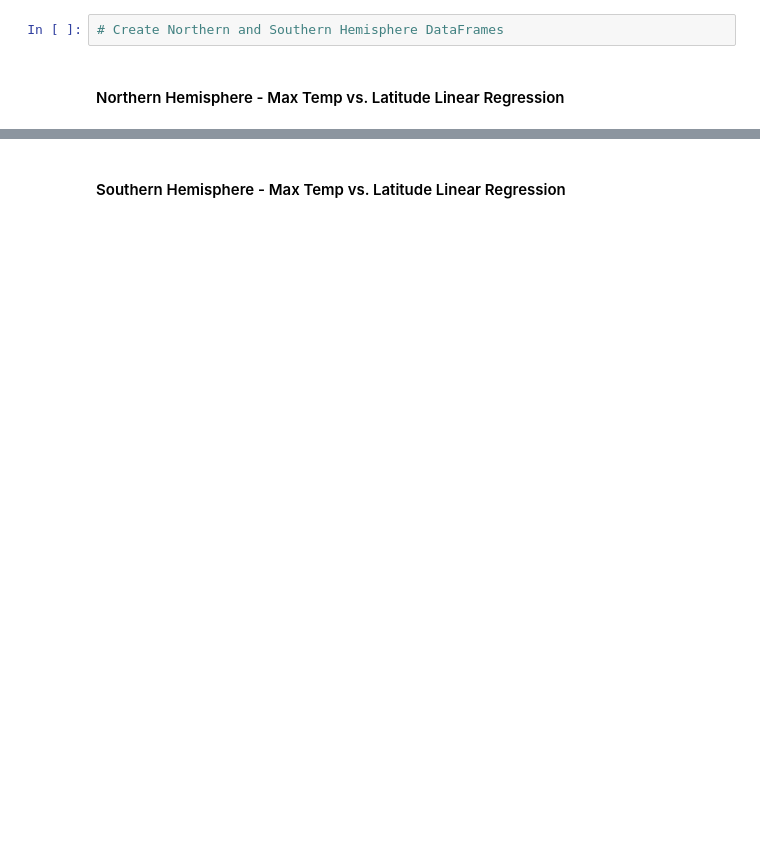
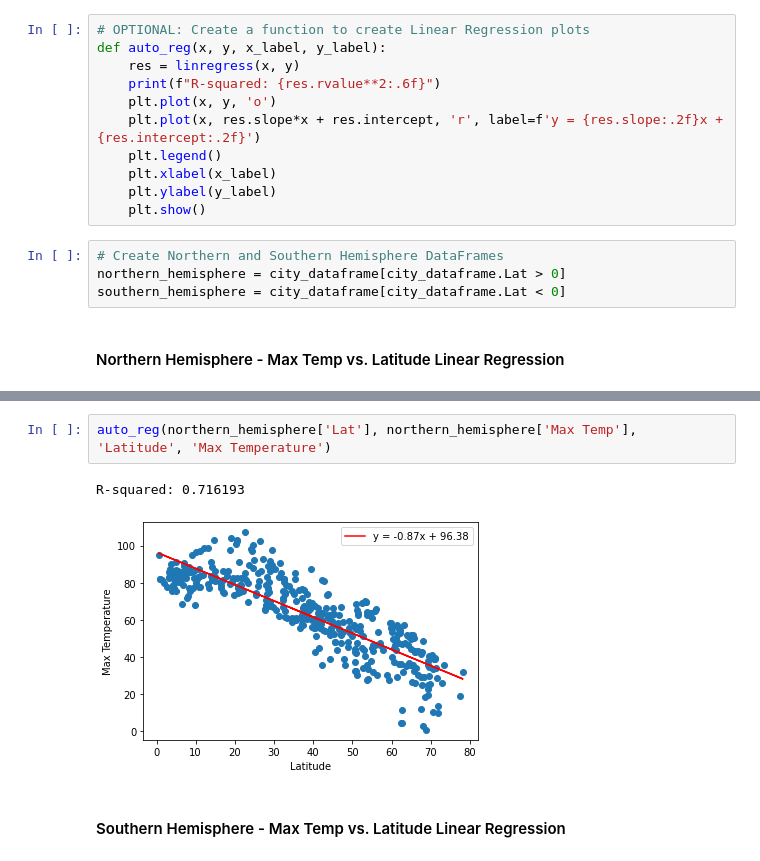
Before and after one commit to TheoF-C/python-api-challenge, a Jupyter notebook: WeatherPy/WeatherPy.ipynb, the cells around one changed output, grey strips where cells are left out. Drawn from its saved outputs; the diff is of its cells as text; blank space fills up the shorter version.

```diff
--- a/WeatherPy/WeatherPy.ipynb
+++ b/WeatherPy/WeatherPy.ipynb
@@ -200,4 +205,17 @@ plt.show()
+# %%
+# OPTIONAL: Create a function to create Linear Regression plots
+def auto_reg(x, y, x_label, y_label):
+    res = linregress(x, y)
+    print(f"R-squared: {res.rvalue**2:.6f}")
+    plt.plot(x, y, 'o')
+    plt.plot(x, res.slope*x + res.intercept, 'r', label=f'y = {res.slope:.2f}x + {res.intercept:.2f}')
+    plt.legend()
+    plt.xlabel(x_label)
+    plt.ylabel(y_label)
+    plt.show()
 # %%
 # Create Northern and Southern Hemisphere DataFrames
+northern_hemisphere = city_dataframe[city_dataframe.Lat > 0]
+southern_hemisphere = city_dataframe[city_dataframe.Lat < 0]
 # %% [markdown]
 ####  Northern Hemisphere - Max Temp vs. Latitude Linear Regression
@@ -208,2 +222,7 @@ The r-squared is: -0.8151657406810827
+# %%
+auto_reg(northern_hemisphere['Lat'], northern_hemisphere['Max Temp'], 'Latitude', 'Max Temperature')
+# %% [output]
+R-squared: 0.716193
+[figure, added]
 # %% [markdown]
 ####  Southern Hemisphere - Max Temp vs. Latitude Linear Regression
```
Also changed, not shown: parts of 8 cells of this notebook, 3 other files.
